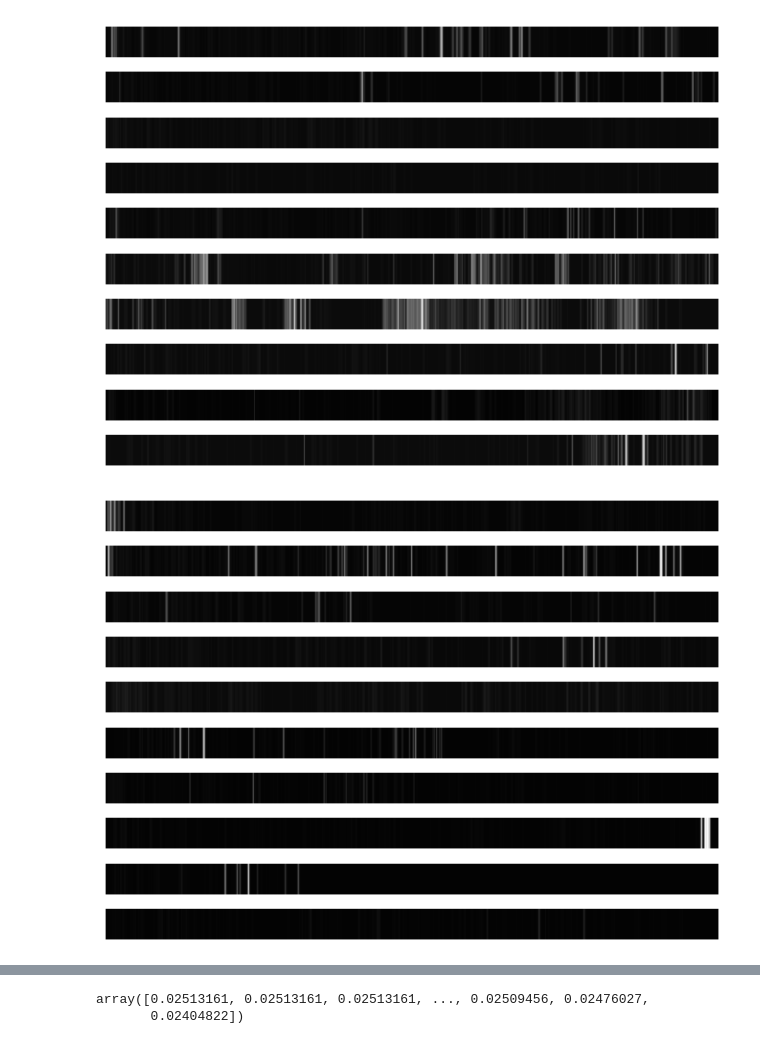
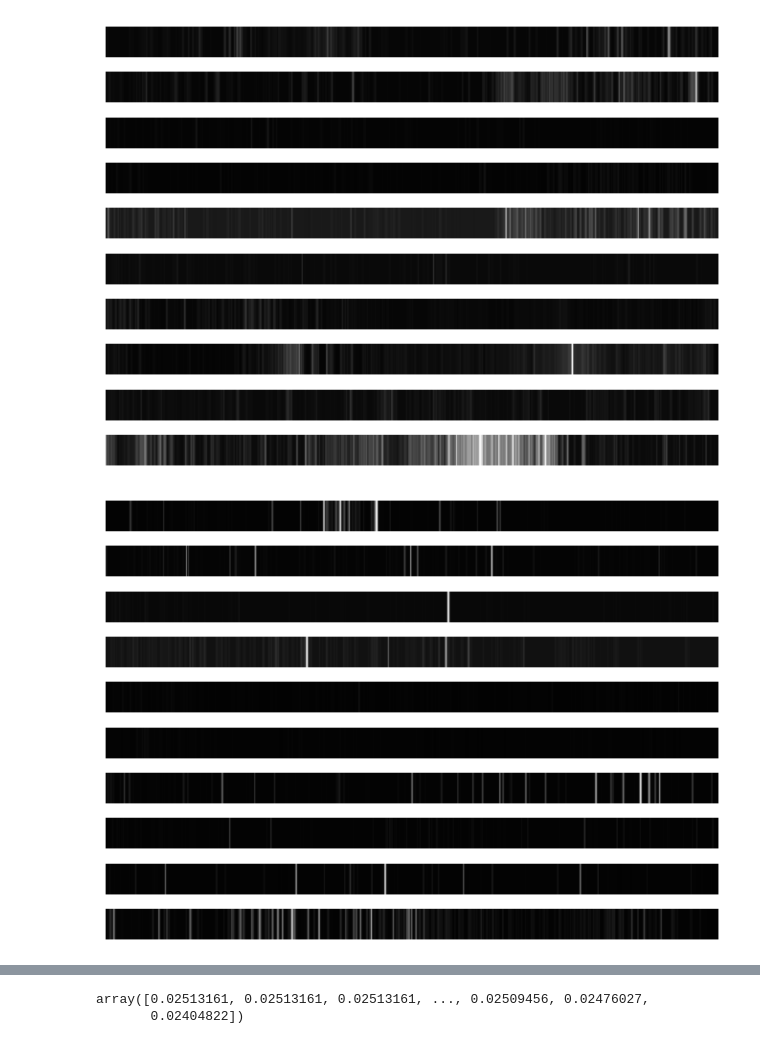
Before and after one commit to moore-andrew05/imaging_tools, a Jupyter notebook: LIVE_BACTERIAL_IMAGING/REP2_figs.ipynb, the cells around one changed output, grey strips where cells are left out. Drawn from its saved outputs; the diff is of its cells as text; code cells hidden in the pictures.

```diff
--- a/LIVE_BACTERIAL_IMAGING/REP1.ipynb
+++ b/LIVE_BACTERIAL_IMAGING/REP2_figs.ipynb
@@ -1,17 +1,17 @@
 # %%
 from KeemPlot import *
 # %%
-path = "/Volumes/BIG_DATA/04_DATA/04_LIVE_BACTERIAL_IMAGING_ANALYSIS/bactoquant/REP1/"
+path = "/Volumes/BIG_DATA/04_DATA/04_LIVE_BACTERIAL_IMAGING_ANALYSIS/bactoquant/REP2/"
 # %%
 dir1 = KeemPlot(path + "JUB66_RFP/", 65535, 0, 3500)
 dir2 = KeemPlot(path + "JUB66_RFP_IN_CEMBIO/", 65535, 0, 3500)
 dir3 = KeemPlot(path + "MK_JUB66_RFP_IN_JUB66/", 65535, 0, 3500)
 # %%
-dir1.plot_barcodes(dir1.barcodes, "./REP1_IMAGES/JUB66_RFP.svg")
+dir1.plot_barcodes(dir1.barcodes, "./REP2_PLOTS/JUB66_RFP.svg")
 # %% [output]
-[figure, old version]
+[figure, new version]
 # %%
-dir2.plot_barcodes(dir2.barcodes, "./REP1_IMAGES/JUB66_RFP_IN_CEMBIO.svg")
+dir2.plot_barcodes(dir2.barcodes, "./REP2_PLOTS/JUB66_RFP_IN_CEMBIO.svg")
 # %% [output]
-[figure, old version]
+[figure, new version]
 # %%
```
Also changed, not shown: parts of 1 cell of this notebook, 12 other files.
